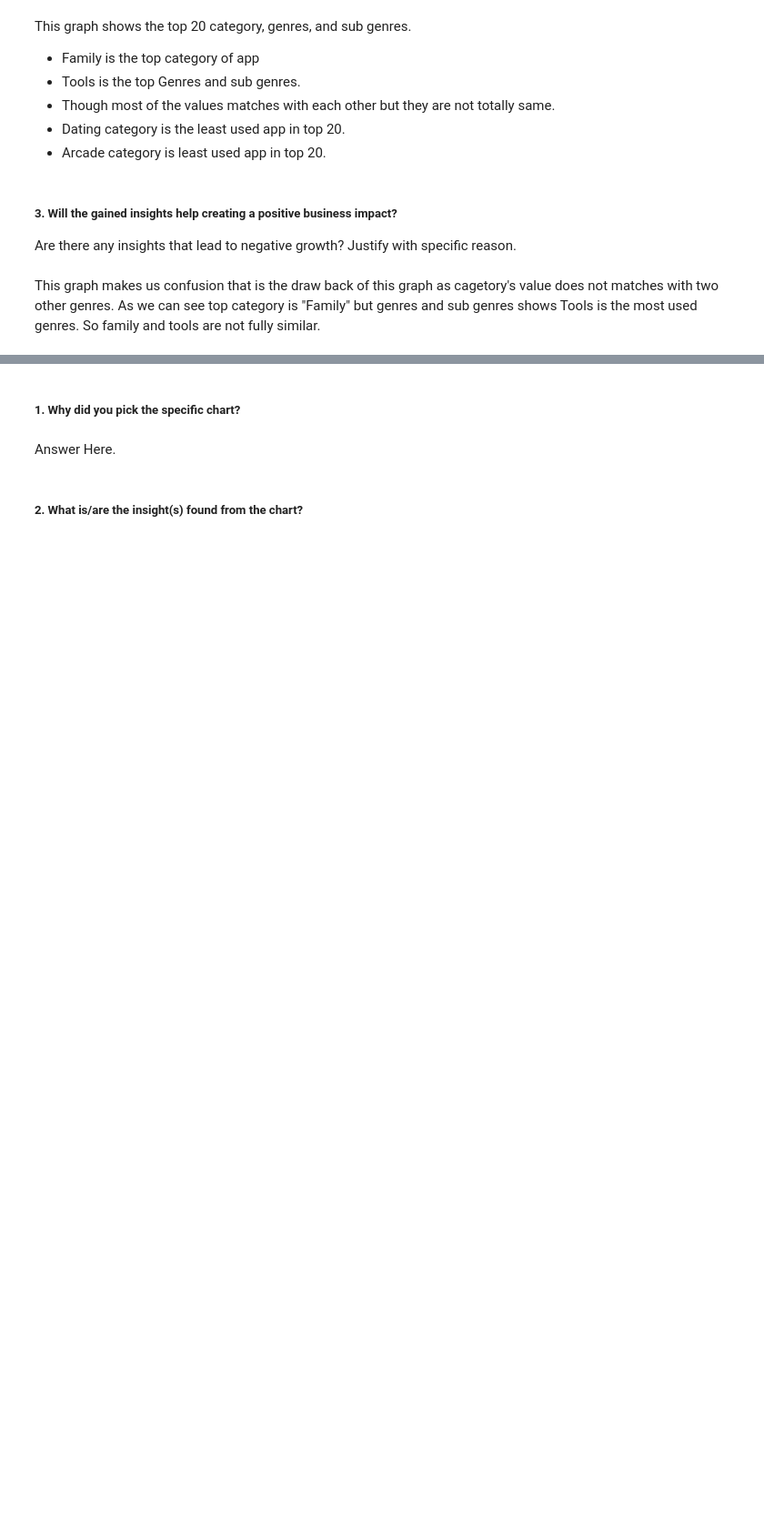
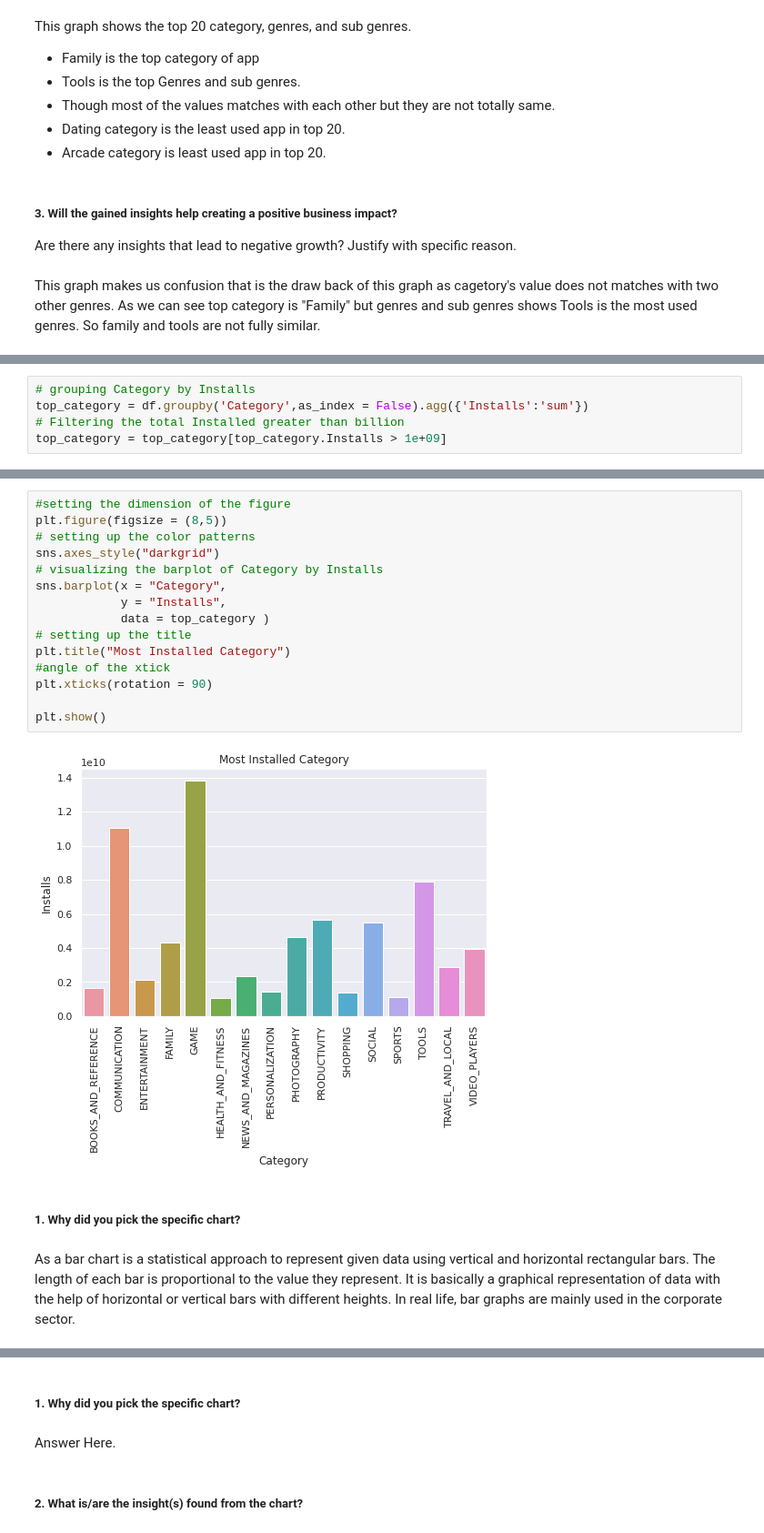
Before and after one commit to maxashoka3/EDA---Play-Store-App, a Jupyter notebook: EDA_on_Play_Store_App_Review.ipynb, the cells around one changed output, grey strips where cells are left out. Shown at 91% size. Drawn from its saved outputs; the diff is of its cells as text; blank space fills up the shorter version.

```diff
--- a/EDA_on_Play_Store_App_Review.ipynb
+++ b/EDA_on_Play_Store_App_Review.ipynb
@@ -1166,0 +1161,5 @@ sns.relplot(x="horsepower", y="mpg", hue="origin", size="weight",
+# %%
+# grouping Category by Installs
+top_category = df.groupby('Category',as_index = False).agg({'Installs':'sum'})
+# Filtering the total Installed greater than billion
+top_category = top_category[top_category.Installs > 1e+09]
@@ -1166,0 +1187,21 @@ sns.relplot(x="horsepower", y="mpg", hue="origin", size="weight",
+# %%
+#setting the dimension of the figure
+plt.figure(figsize = (8,5))
+# setting up the color patterns
+sns.axes_style("darkgrid")
+# visualizing the barplot of Category by Installs
+sns.barplot(x = "Category",
+            y = "Installs",
+            data = top_category )
+# setting up the title
+plt.title("Most Installed Category")
+#angle of the xtick
+plt.xticks(rotation = 90)
+
+plt.show()
+# %% [output]
+[figure, added]
+# %% [markdown]
+##### 1. Why did you pick the specific chart?
+# %% [markdown]
+As a bar chart is a statistical approach to represent given data using vertical and horizontal rectangular bars. The length of each bar is proportional to the value they represent. It is basically a graphical representation of data with the help of horizontal or vertical bars with different heights. In real life, bar graphs are mainly used in the corporate sector.
```
Also changed, not shown: parts of 103 cells of this notebook.
